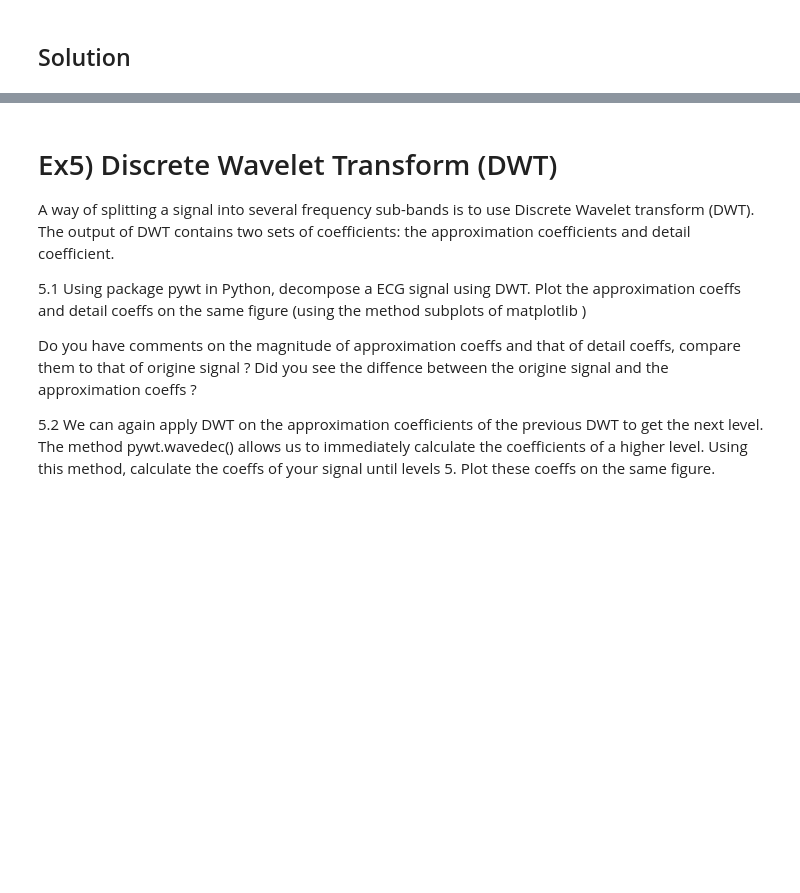
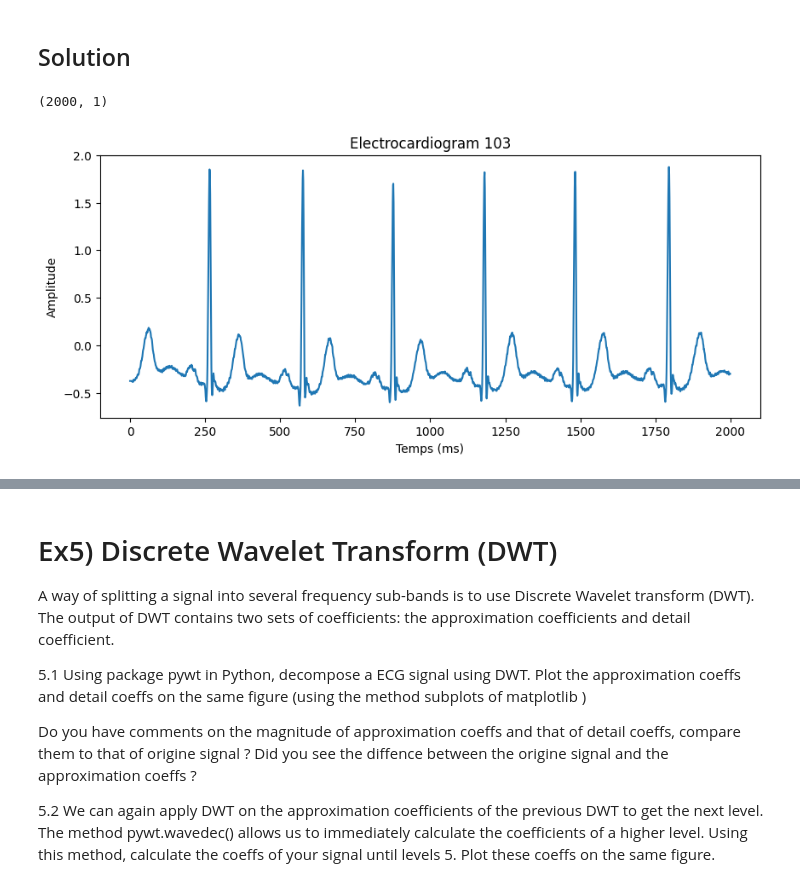
Before and after one commit to Ekliipce/Machine-Learning-for-Biomedical, a Jupyter notebook: ECG_classification_exercices.ipynb, the cells around one changed output, grey strips where cells are left out. Saved outputs shown, nothing was run; the diff lists cells and outputs as text; code cells hidden in the pictures; blank space fills up the shorter version.

```diff
--- a/ECG_classification_exercices.ipynb
+++ b/ECG_classification_exercices.ipynb
@@ -287,3 +301,10 @@ Design a band-pass filter which filters out frequencies out of range 0.5Hz - 100
 4.4.  Plot these signals on the same figure (using the method "matplotlib.pyplot.subplots"). Do you have any comments on the magnitude of these signals ? Did the shape of the origine signal change after passing through one of these filter ?
 # %% [markdown]
 ## Solution
+# %%
+signal_arr = load_record_using_wfdb("103", 0, 2000, [0], path_mitdb)
+plot_record(signal_arr, "103")
+signal_arr.shape
+# %% [output]
+(2000, 1)
+[figure, added]
```
Also changed, not shown: parts of 25 cells of this notebook.
